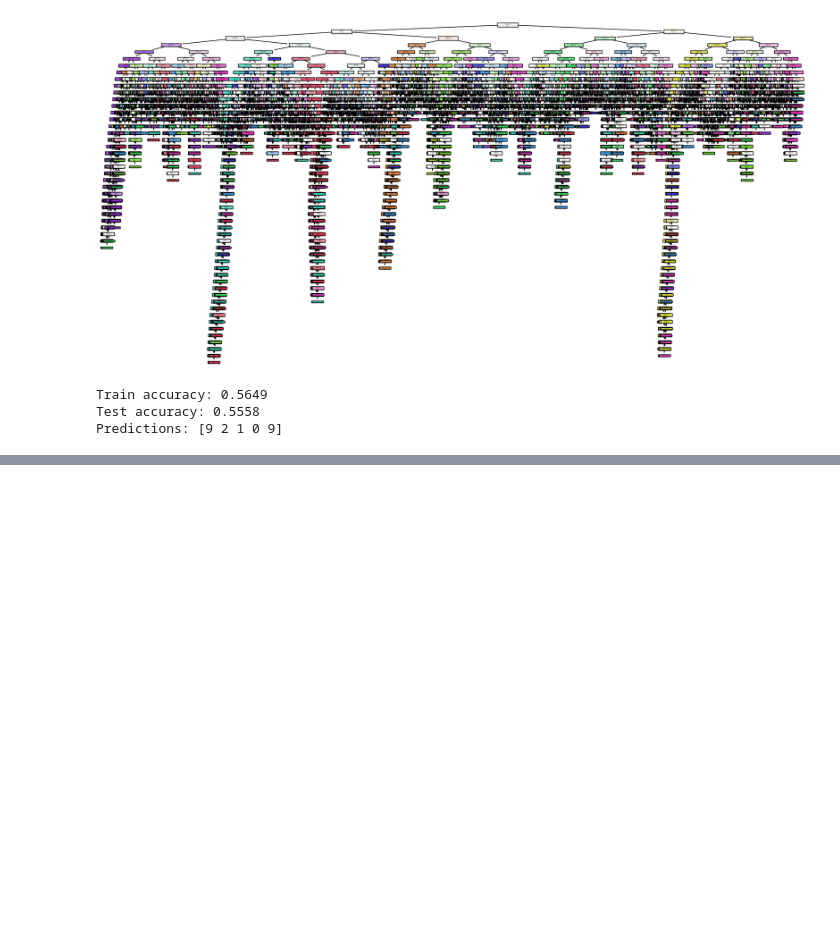
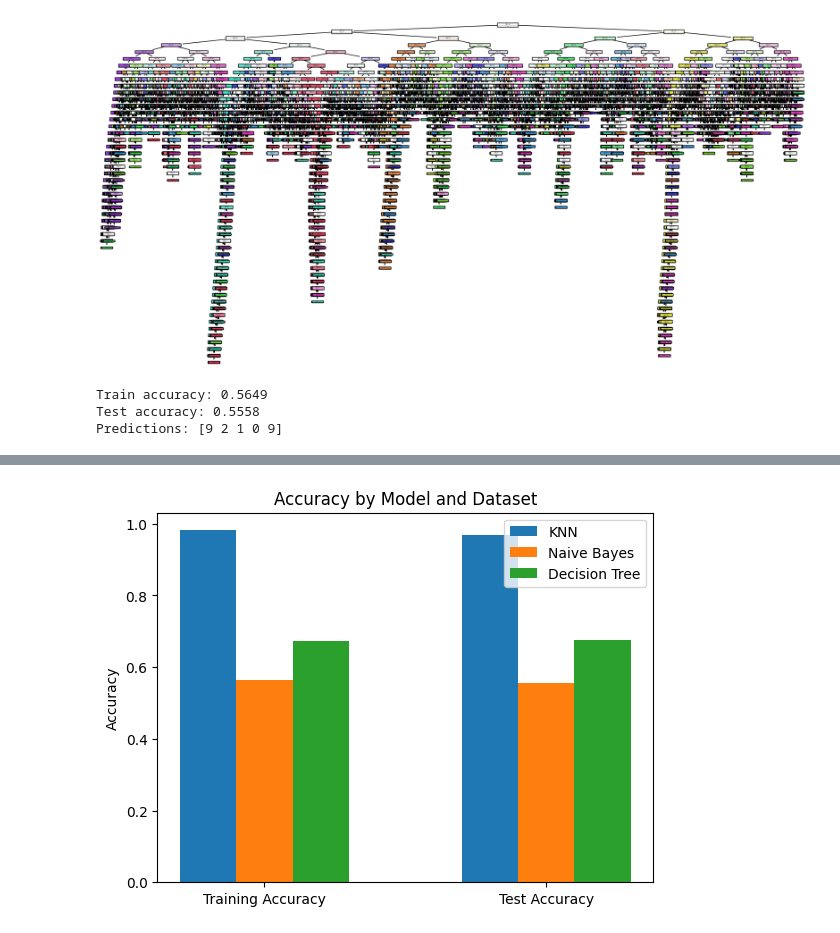
Before and after one commit to trngbro/AI, a Jupyter notebook: AI.ipynb, the cells around one changed output, grey strips where cells are left out. Drawn from its saved outputs; the diff is of its cells as text; code cells hidden in the pictures; blank space fills up the shorter version.

Commit message:
Task 4 - v3: plot

```diff
--- a/AI.ipynb
+++ b/AI.ipynb
@@ -504,0 +536,76 @@ NameError: ignored
+# %%
+from sklearn.neighbors import KNeighborsClassifier
+from sklearn.tree import DecisionTreeClassifier
+from sklearn.metrics import accuracy_score
+from joblib import dump, load
+import numpy as np
+from keras.datasets import mnist
+from sklearn.naive_bayes import GaussianNB
+import matplotlib.pyplot as plt
+
+# load MNIST dataset
+(train_X, train_y), (test_X, test_y) = mnist.load_data()
+
+# reshape data to 1D
+train_X = train_X.reshape(train_X.shape[0], -1)
+test_X = test_X.reshape(test_X.shape[0], -1)
+
+# initialize KNN model with k = 5
+knn = KNeighborsClassifier(n_neighbors=5)
+
+# fit model on training data
+knn.fit(train_X, train_y)
+
+# predict on training and test data
+train_y_pred = knn.predict(train_X)
+test_y_pred = knn.predict(test_X)
+
+# calculate accuracy on training and test data
+train_acc_knn = accuracy_score(train_y, train_y_pred)
+test_acc_knn = accuracy_score(test_y, test_y_pred)
+
+# Train the Naive Bayes model
+nb_clf = GaussianNB()
+nb_clf.fit(train_X, train_y)
+
+# Evaluate the Naive Bayes model
+train_y_pred_nb = nb_clf.predict(train_X)
+test_y_pred_nb = nb_clf.predict(test_X)
+
+train_acc_nb = accuracy_score(train_y, train_y_pred_nb)
+test_acc_nb = accuracy_score(test_y, test_y_pred_nb)
+
+# Train the Decision Tree model
+dt = DecisionTreeClassifier(max_depth=5)
+dt.fit(train_X, train_y)
+
+# Evaluate the Decision Tree model
+train_y_pred_dt = dt.predict(train_X)
+test_y_pred_dt = dt.predict(test_X)
+
+train_acc_dt = accuracy_score(train_y, train_y_pred_dt)
+test_acc_dt = accuracy_score(test_y, test_y_pred_dt)
+
+# Plot the accuracy of the three models on training and test data
+labels = ['Training Accuracy', 'Test Accuracy']
+knn_accuracies = [train_acc_knn, test_acc_knn]
+nb_accuracies = [train_acc_nb, test_acc_nb]
+dt_accuracies = [train_acc_dt, test_acc_dt]
+
+x = np.arange(len(labels))
+width = 0.2
+
+fig, ax = plt.subplots()
+rects1 = ax.bar(x - width, knn_accuracies, width, label='KNN')
+rects2 = ax.bar(x, nb_accuracies, width, label='Naive Bayes')
+rects3 = ax.bar(x + width, dt_accuracies, width, label='Decision Tree')
+
+ax.set_ylabel('Accuracy')
+ax.set_title('Accuracy by Model and Dataset')
+ax.set_xticks(x)
+ax.set_xticklabels(labels)
+ax.legend()
+
+plt.show()
+# %% [output]
+[figure, added]
```
Also changed, not shown: parts of 3 cells of this notebook.
